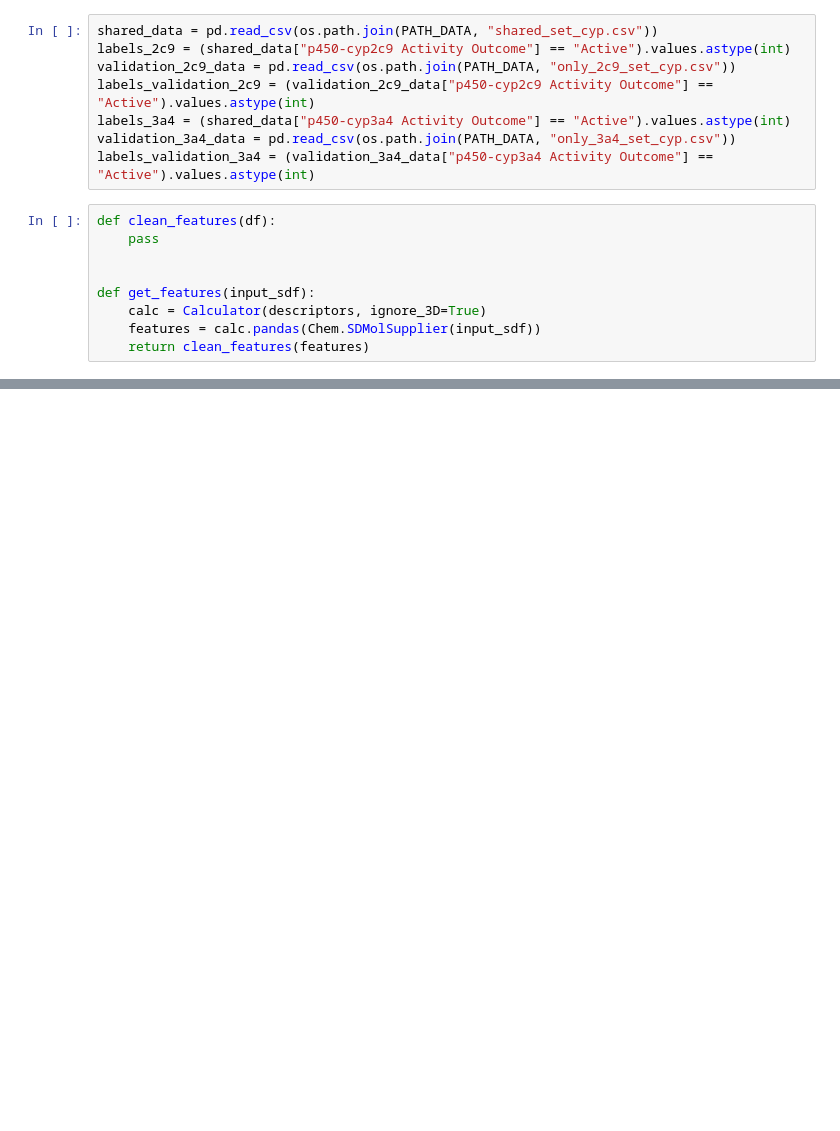
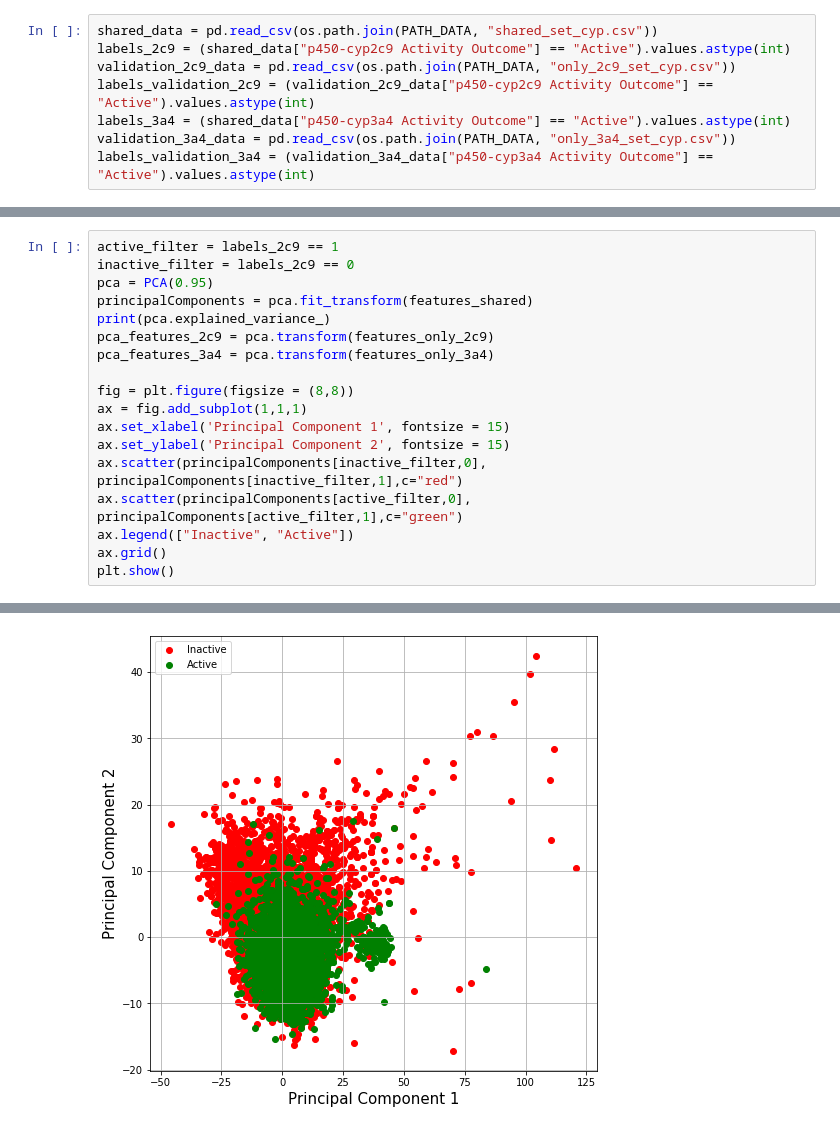
Before and after one commit to danielSoler93/drug_learning, a Jupyter notebook: drug_learning/2D/mordred_descriptors.ipynb, the cells around one changed output, grey strips where cells are left out. Drawn from its saved outputs; the diff is of its cells as text; blank space fills up the shorter version.

```diff
--- a/drug_learning/2D/mordred_descriptors.ipynb
+++ b/drug_learning/2D/mordred_descriptors.ipynb
@@ -19,12 +28,3 @@ labels_validation_2c9 = (validation_2c9_data["p450-cyp2c9 Activity Outcome"] ==
 labels_3a4 = (shared_data["p450-cyp3a4 Activity Outcome"] == "Active").values.astype(int)
 validation_3a4_data = pd.read_csv(os.path.join(PATH_DATA, "only_3a4_set_cyp.csv"))
 labels_validation_3a4 = (validation_3a4_data["p450-cyp3a4 Activity Outcome"] == "Active").values.astype(int)
-# %%
-def clean_features(df):
-    pass
-
-
-def get_features(input_sdf):
-    calc = Calculator(descriptors, ignore_3D=True)
-    features = calc.pandas(Chem.SDMolSupplier(input_sdf))
-    return clean_features(features)
@@ -57,0 +195,19 @@ df.to_csv("features/shared_features_testing.csv", index=False)
+# %%
+active_filter = labels_2c9 == 1
+inactive_filter = labels_2c9 == 0
+pca = PCA(0.95)
+principalComponents = pca.fit_transform(features_shared)
+print(pca.explained_variance_)
+pca_features_2c9 = pca.transform(features_only_2c9)
+pca_features_3a4 = pca.transform(features_only_3a4)
+
+fig = plt.figure(figsize = (8,8))
+ax = fig.add_subplot(1,1,1)
+ax.set_xlabel('Principal Component 1', fontsize = 15)
+ax.set_ylabel('Principal Component 2', fontsize = 15)
+ax.scatter(principalComponents[inactive_filter,0], principalComponents[inactive_filter,1],c="red")
+ax.scatter(principalComponents[active_filter,0], principalComponents[active_filter,1],c="green")
+ax.legend(["Inactive", "Active"])
+ax.grid()
+plt.show()
+# %% [output]
@@ -57,0 +233 @@ df.to_csv("features/shared_features_testing.csv", index=False)
+[figure, added]
```
Also changed, not shown: parts of 21 cells of this notebook, 4 other files.
